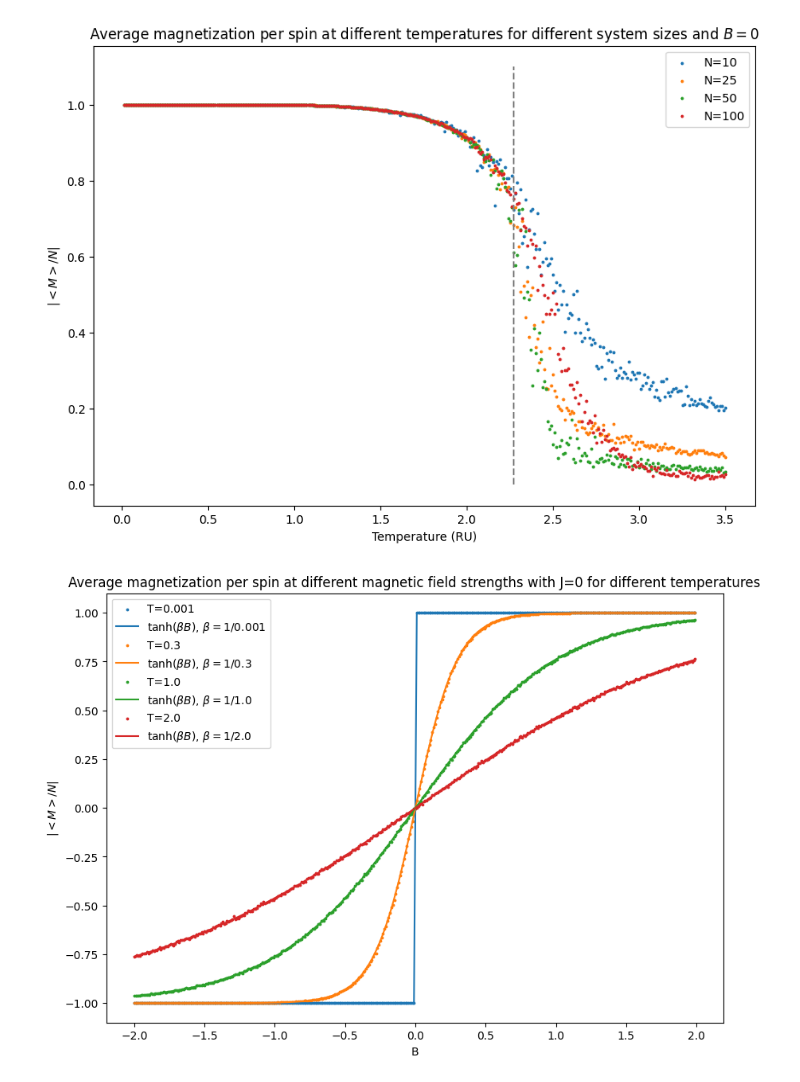
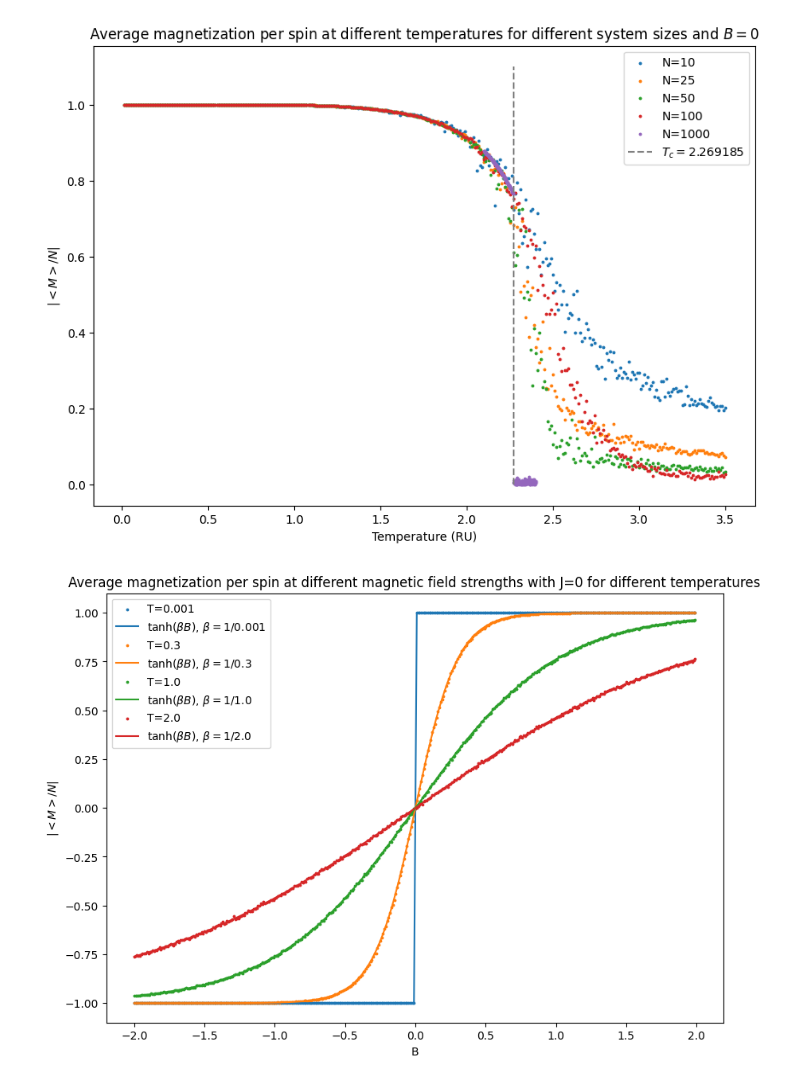
Before and after one commit to MaxNeg8/ml_ising, a Jupyter notebook: src/ising_analysis.ipynb, the cells around one changed output. Drawn from its saved outputs; the diff is of its cells as text; code cells hidden in the pictures.

Commit message:
Renamed large n simulation file, included N=1000 in plot

```diff
--- a/src/ising_analysis.ipynb
+++ b/src/ising_analysis.ipynb
@@ -6,34 +6,37 @@ from matplotlib import pyplot as plt
 Ns = [10, 25, 50, 100]
 
 fig, ax = plt.subplots(1, 1, figsize=(10, 7))
 
 for N in Ns:
 
     filtered_trajectories = filter_trajectories(N=N, J=1, B=0, temperature=(0, 3.55), folder="ising_analysis_traj")
 
     temperatures = []
     magnetizations = []
 
     for name, params in filtered_trajectories.items():
         temperatures.append(params["temperature"])
         trajectory = Trajectory.from_file(name)
         magnetizations.append(trajectory.magnetization(r_equil=0.2, abs=True, n_blocks=1))
 
     indices = np.argsort(temperatures)
 
     ax.scatter(np.array(temperatures)[indices], np.array(magnetizations)[indices], label=f"N={N}", s=3)
 
+n_1000 = np.loadtxt("out.csv", delimiter=",")
+ax.scatter(n_1000[:, 0], n_1000[:, 1], label="N=1000", s=3)
+
 ax.vlines(x=2.269185, ymin=0.0, ymax=1.1, ls="--", color="gray", label="$T_c = 2.269185$")
 
 ax.set_title("Average magnetization per spin at different temperatures for different system sizes and $B = 0$")
 ax.set_xlabel("Temperature (RU)")
 ax.set_ylabel("$|<M>/N|$")
 
 ax.legend()
 
 plt.show()
 # %% [output]
-[figure, old version]
+[figure, new version]
 # %%
 temperatures = [0.001, 0.3, 1.0, 2.0]
 
```
Also changed, not shown: 1 other file.
